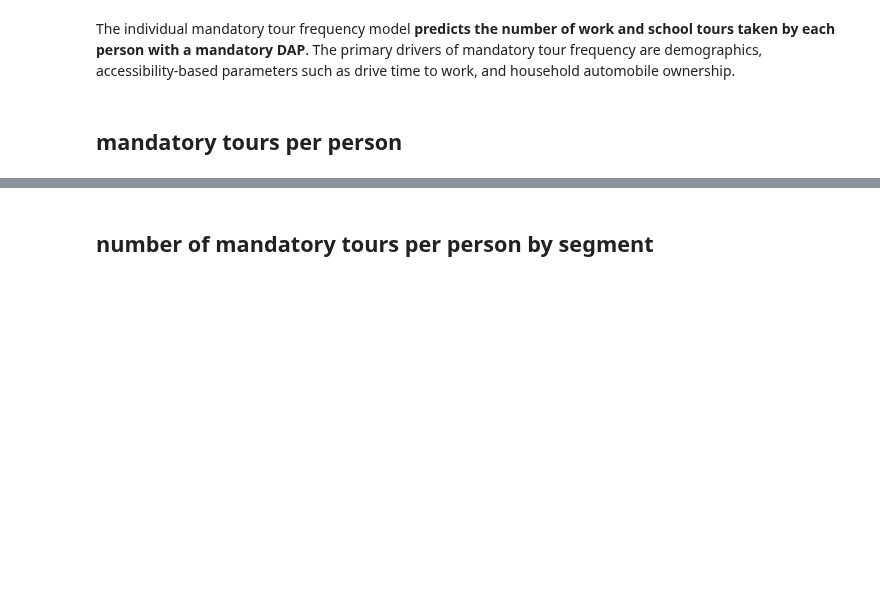
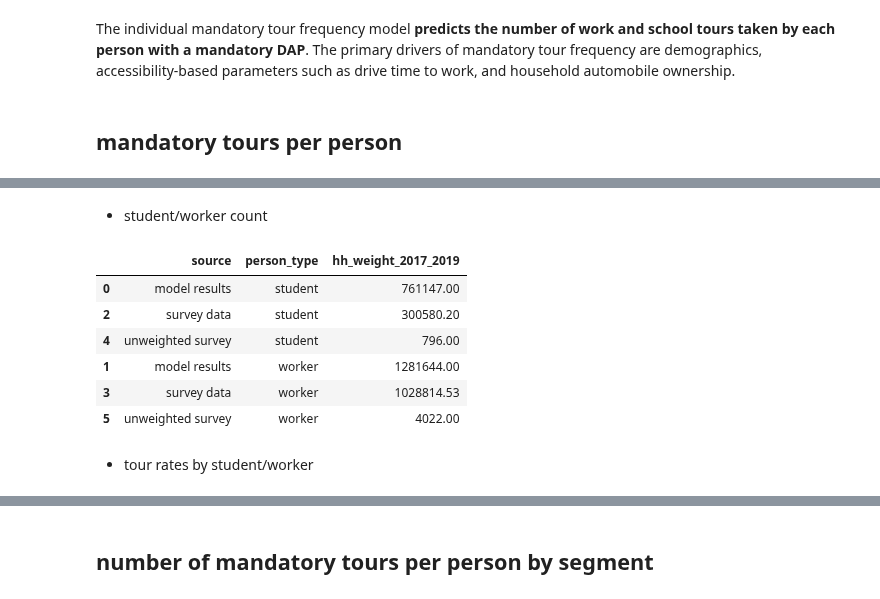
Before and after one commit to psrc/psrc_activitysim, a Jupyter notebook: scripts/validation/validation_scripts/mandatory_tour_frequency.ipynb, the cells around one changed output, grey strips where cells are left out. Saved outputs shown, nothing was run; the diff lists cells and outputs as text; code cells hidden in the pictures; blank space fills up the shorter version.

```diff
--- a/scripts/validation/validation_scripts/mandatory_tour_frequency.ipynb
+++ b/scripts/validation/validation_scripts/mandatory_tour_frequency.ipynb
@@ -60,17 +60,35 @@ fig.update_layout(height=400, width=400, font=dict(size=11))
 fig.show()
 # %% [output]
 [interactive output not drawn]
+# %% [markdown]
+- student/worker count
 # %%
 # total number of worker/student by source
 df_worker_count = per_data.loc[per_data['is_worker']].groupby('source')['hh_weight_2017_2019'].sum().reset_index()
 df_worker_count['tour_type'] = "work"
 df_worker_count['person_type'] = "worker"
 
 df_student_count = per_data.loc[per_data['is_student']].groupby('source')['hh_weight_2017_2019'].sum().reset_index()
 df_student_count['tour_type'] = "school"
 df_student_count['person_type'] = "student"
 
 df_worker_student_count = pd.concat([df_worker_count,df_student_count])
+
+
+df_1 = df_worker_student_count.groupby(['source','person_type'])['hh_weight_2017_2019'].sum().reset_index().sort_values('person_type')
+df_1['hh_weight_2017_2019'] = df_1['hh_weight_2017_2019'].apply(lambda x: '%.2f' % x)
+
+df_1
+# %% [output]
+|  | source | person_type | hh_weight_2017_2019 |
+| 0 | model results | student | 761147.00 |
+| 2 | survey data | student | 300580.20 |
+| 4 | unweighted survey | student | 796.00 |
+| 1 | model results | worker | 1281644.00 |
+| 3 | survey data | worker | 1028814.53 |
+| 5 | unweighted survey | worker | 4022.00 |
+# %% [markdown]
+- tour rates by student/worker
 # %%
 
 df_plot = tour_data.loc[tour_data['tour_type'].isin(["work","school"])].\
```
Also changed, not shown: parts of 7 cells of this notebook, 11 other files.
